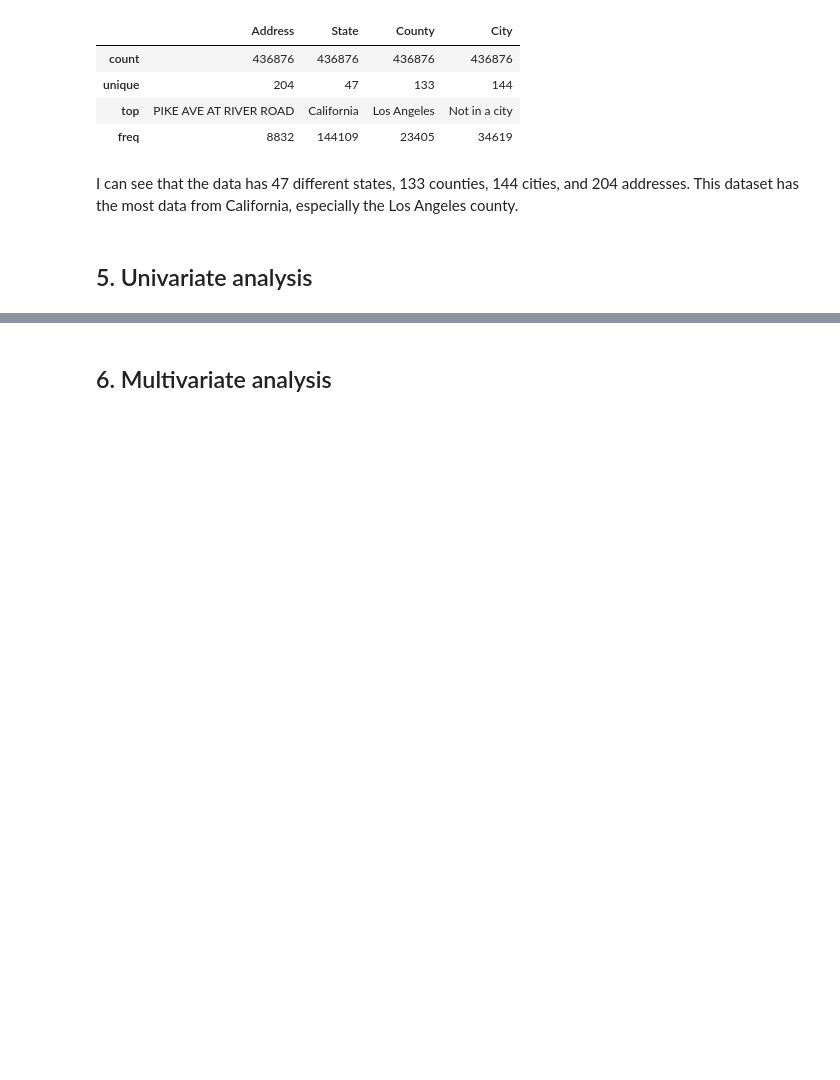
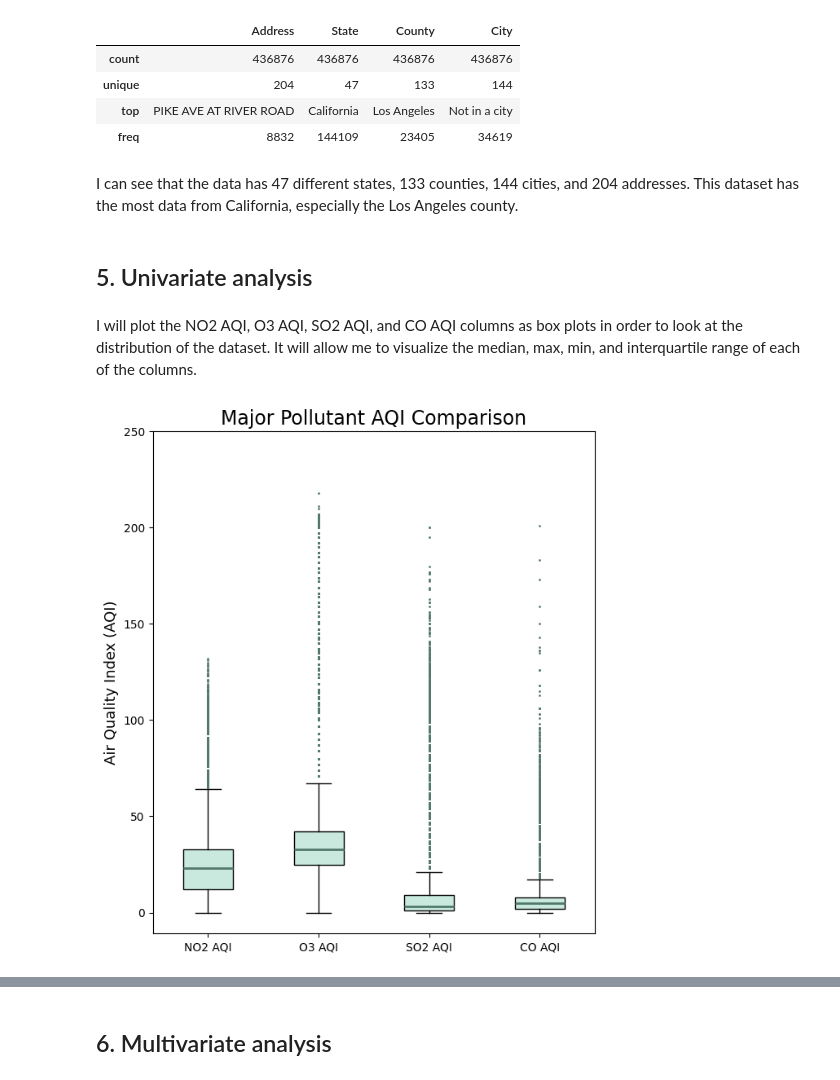
Before and after one commit to aidaduong/US-Air-Pollution-EDA-Kaggle, a Jupyter notebook: air_pollution_EDA.ipynb, the cells around one changed output, grey strips where cells are left out. Cells and saved outputs as stored; diff of their text form; code cells hidden in the pictures; blank space fills up the shorter version.

Commit message:
created boxplots of AQI columns

```diff
--- a/air_pollution_EDA.ipynb
+++ b/air_pollution_EDA.ipynb
@@ -241,3 +241,31 @@ df.describe(include = ['object'])
 I can see that the data has 47 different states, 133 counties, 144 cities, and 204 addresses. This dataset has the most data from California, especially the Los Angeles county.
 # %% [markdown]
 ## 5. Univariate analysis
+# %% [markdown]
+I will plot the NO2 AQI, O3 AQI, SO2 AQI, and CO AQI columns as box plots in order to look at the distribution of the dataset. It will allow me to visualize the median, max, min, and interquartile range of each of the columns.
+# %%
+plt.figure(figsize = (7,8))
+
+# plotting the boxplots for all 4 columns
+labels = ['NO2 AQI', 'O3 AQI', 'SO2 AQI', 'CO AQI']
+medianprops = dict(color='#53786D', linewidth=2)    # modifying median characteristics
+flierprops = dict(markeredgecolor = '#53786D', markersize=1)    # modifying flier (outlier) characteristics
+boxprops = dict(facecolor =  '#C9E9DF')     # modifying inner color of each box
+boxes = plt.boxplot([df['NO2 AQI'], df['O3 AQI'], df['SO2 AQI'], df['CO AQI']], labels = labels, patch_artist=True, boxprops=boxprops, medianprops = medianprops, flierprops = flierprops)
+
+# changing the title
+plt.title('Major Pollutant AQI Comparison', fontdict={'fontsize':17})
+
+# changing the y-label
+plt.ylabel('Air Quality Index (AQI)', fontdict={'fontsize':13})
+
+# making the step size of the y-ticks 50
+plt.yticks(np.arange(0, 251, step = 50))
+
+# customizing the inner color of the box plots
+# for box in boxes['boxes']:
+#     box.set(facecolor = '#C9E9DF')
+
+plt.show()
+# %% [output]
+[figure, added]
```
Also changed, not shown: parts of 1 cell of this notebook.
